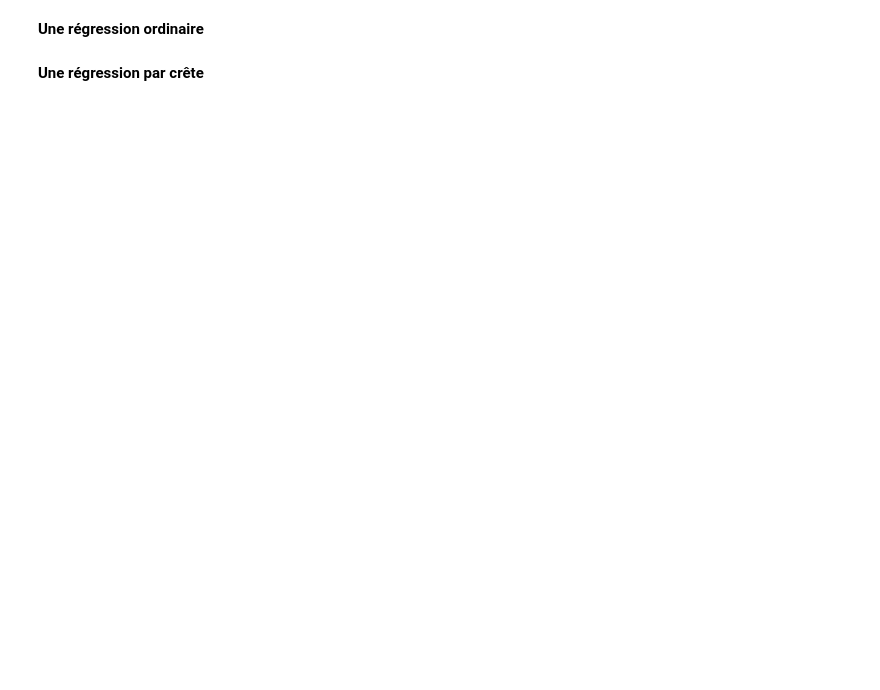
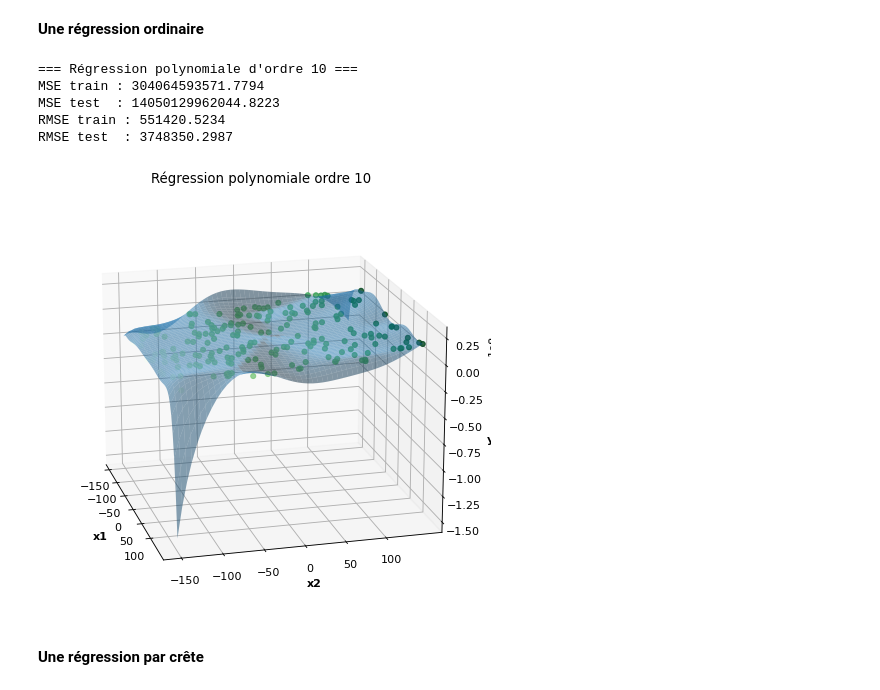
Before and after one commit to UQO-ML/concept-stat-projet-1, a Jupyter notebook: Devoir partie 1/Devoir_régression+classification.ipynb, the cells around one changed output. Saved outputs shown, nothing was run; the diff lists cells and outputs as text; code cells hidden in the pictures; blank space fills up the shorter version.

```diff
--- a/Devoir partie 1/Devoir_régression+classification.ipynb
+++ b/Devoir partie 1/Devoir_régression+classification.ipynb
@@ -105,2 +84,74 @@ results.append({"name": "régression ordinaire", "MSE": mse_reg_ord})
+# %%
+# Grille pour afficher la surface de régression
+x1_range = np.linspace(X[:, 0].min(), X[:, 0].max(), 50)
+x2_range = np.linspace(X[:, 1].min(), X[:, 1].max(), 50)
+x1_grid, x2_grid = np.meshgrid(x1_range, x2_range)
+
+X_grid = np.c_[x1_grid.ravel(), x2_grid.ravel()]
+
+# Séparation Train/Test
+X_train, X_test, y_train, y_test = train_test_split(
+    X, y, test_size=0.2, random_state=69
+)
+
+# Polynome ordre 10
+poly10 = PolynomialFeatures(degree=10, include_bias=False)
+
+X_train_poly10 = poly10.fit_transform(X_train)
+X_test_poly10 = poly10.transform(X_test)
+X_grid_poly10 = poly10.transform(X_grid)
+
+# Régression linéaire
+model_poly10 = LinearRegression()
+model_poly10.fit(X_train_poly10, y_train)
+
+# Prédictions
+y_train_pred_poly10 = model_poly10.predict(X_train_poly10)
+y_test_pred_poly10 = model_poly10.predict(X_test_poly10)
+
+# Surface prédite
+y_grid_pred_poly10 = model_poly10.predict(X_grid_poly10)
+y_grid_pred_poly10 = y_grid_pred_poly10.reshape(x1_grid.shape)
+
+# Évaluation
+mse_train_poly10 = mean_squared_error(y_train, y_train_pred_poly10)
+mse_test_poly10 = mean_squared_error(y_test, y_test_pred_poly10)
+
+rmse_train_poly10 = np.sqrt(mse_train_poly10)
+rmse_test_poly10 = np.sqrt(mse_test_poly10)
+
+print("=== Régression polynomiale d'ordre 10 ===")
+print(f"MSE train : {mse_train_poly10:.4f}")
+print(f"MSE test  : {mse_test_poly10:.4f}")
+print(f"RMSE train : {rmse_train_poly10:.4f}")
+print(f"RMSE test  : {rmse_test_poly10:.4f}")
+
+# Affichage 3D
+fig = plt.figure(figsize=(10,7), dpi=80)
+ax = fig.add_subplot(111, projection='3d')
+
+# Points réels
+ax.scatter3D(X[:, 0], X[:, 1], y, c=y, cmap='Greens', alpha=0.8)
+
+# Surface de régression
+ax.plot_surface(x1_grid, x2_grid, y_grid_pred_poly10, alpha=0.5)
+
+ax.set_xlabel('x1', fontsize=10.0, fontweight='bold')
+ax.set_ylabel('x2', fontsize=10.0, fontweight='bold')
+ax.set_zlabel('y', fontsize=10.0, fontweight='bold')
+ax.set_title("Régression polynomiale ordre 10")
+
+plt.xticks(np.arange(-150, 150, step=50))
+plt.yticks(np.arange(-150, 150, step=50))
+
+ax.view_init(18, -15)
+plt.show()
+# %% [output]
+=== Régression polynomiale d'ordre 10 ===
+MSE train : 304064593571.7794
+MSE test  : 14050129962044.8223
+RMSE train : 551420.5234
+RMSE test  : 3748350.2987
+[figure, added]
 # %% [markdown]
 **Une régression par crête**
```
Also changed, not shown: parts of 12 cells of this notebook.
